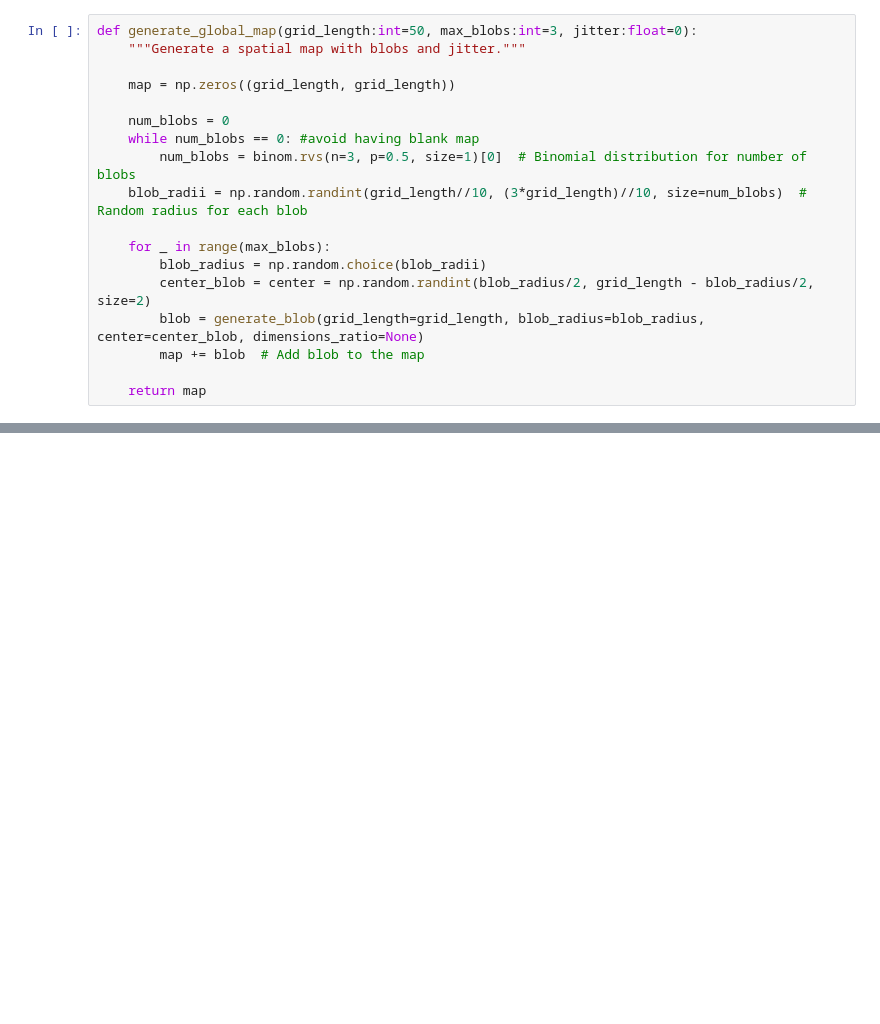
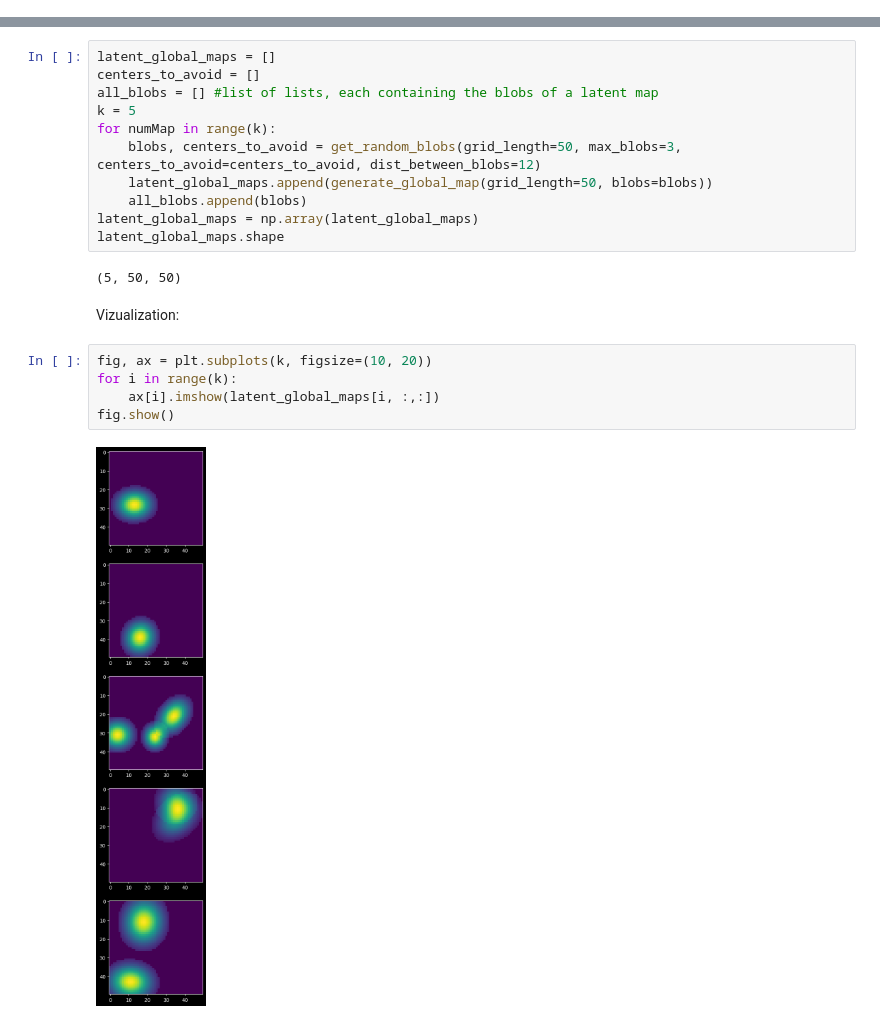
Before and after one commit to EmmaGau/project-mva-time-series, a Jupyter notebook: data.ipynb, the cells around one changed output, grey strips where cells are left out. Drawn from its saved outputs; the diff is of its cells as text; blank space fills up the shorter version.

Commit message:
added tools to simulate latent maps

```diff
--- a/data.ipynb
+++ b/data.ipynb
@@ -48,18 +13,0 @@ plt.colorbar()
-# %%
-def generate_global_map(grid_length:int=50, max_blobs:int=3, jitter:float=0):
-    """Generate a spatial map with blobs and jitter."""
-
-    map = np.zeros((grid_length, grid_length))
-
-    num_blobs = 0
-    while num_blobs == 0: #avoid having blank map
-        num_blobs = binom.rvs(n=3, p=0.5, size=1)[0]  # Binomial distribution for number of blobs
-    blob_radii = np.random.randint(grid_length//10, (3*grid_length)//10, size=num_blobs)  # Random radius for each blob
-
-    for _ in range(max_blobs):
-        blob_radius = np.random.choice(blob_radii)
-        center_blob = center = np.random.randint(blob_radius/2, grid_length - blob_radius/2, size=2)
-        blob = generate_blob(grid_length=grid_length, blob_radius=blob_radius, center=center_blob, dimensions_ratio=None)
-        map += blob  # Add blob to the map
-
-    return map
@@ -71,0 +28,22 @@ plt.imshow(map)
+# %%
+latent_global_maps = []
+centers_to_avoid = []
+all_blobs = [] #list of lists, each containing the blobs of a latent map
+k = 5
+for numMap in range(k):
+    blobs, centers_to_avoid = get_random_blobs(grid_length=50, max_blobs=3, centers_to_avoid=centers_to_avoid, dist_between_blobs=12)
+    latent_global_maps.append(generate_global_map(grid_length=50, blobs=blobs))
+    all_blobs.append(blobs)
+latent_global_maps = np.array(latent_global_maps)
+latent_global_maps.shape
+# %% [output]
+(5, 50, 50)
+# %% [markdown]
+Vizualization:
+# %%
+fig, ax = plt.subplots(k, figsize=(10, 20))
+for i in range(k):
+    ax[i].imshow(latent_global_maps[i, :,:])
+fig.show()
+# %% [output]
+[figure, added]
```
Also changed, not shown: parts of 18 cells of this notebook, 3 other files.
